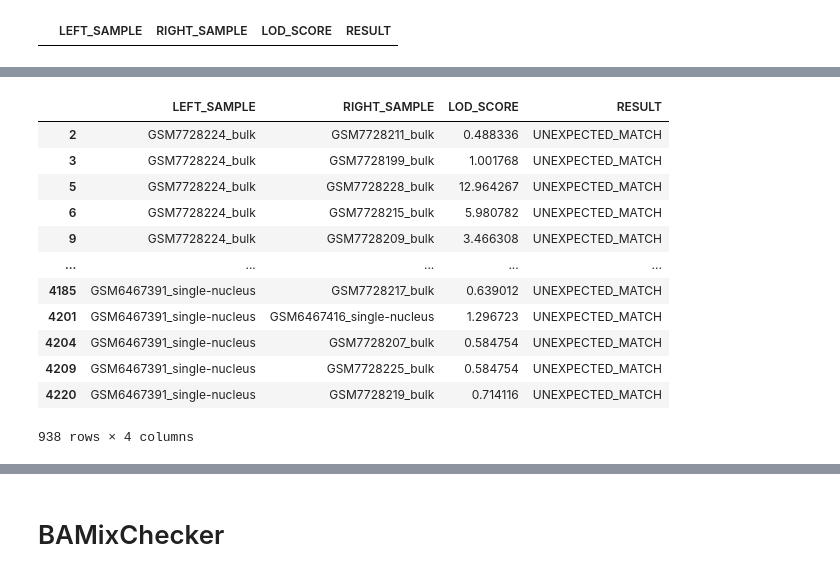
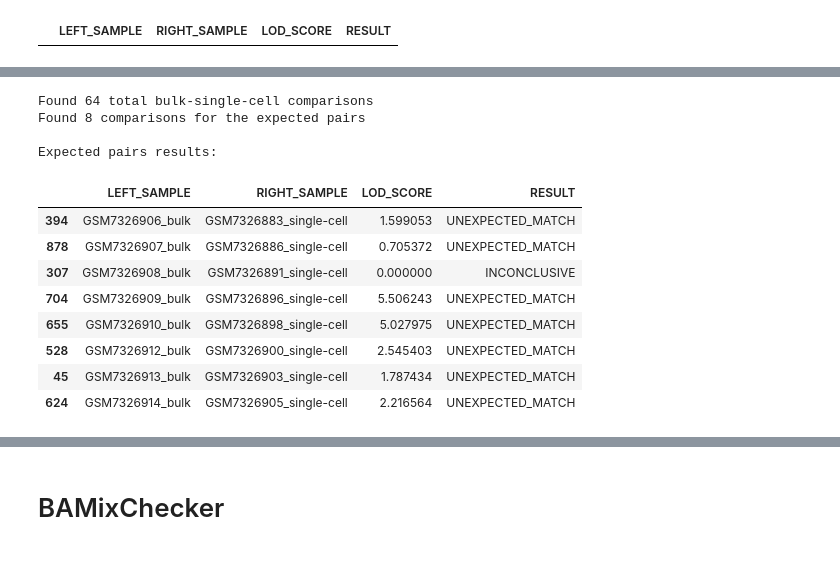
Before and after one commit to emma2207/hgsoc-reconstruction, a Jupyter notebook: sample_id_matching/scripts/experiment/eda.ipynb, the cells around one changed output, grey strips where cells are left out. Saved outputs shown, nothing was run; the diff lists cells and outputs as text; code cells hidden in the pictures.

```diff
--- a/sample_id_matching/scripts/experiment/eda.ipynb
+++ b/sample_id_matching/scripts/experiment/eda.ipynb
@@ -9,9 +9,9 @@ from scipy.optimize import linear_sum_assignment
 # %%
 DATA_PATH = "../../data/output_data/"
 FIGURES_PATH = "../../data/figures/"
-dataset = "central_nervous_system_tumor"
-pseudobulk = True
-ncells = 1000
+dataset = "low_grade_glioma"
+pseudobulk = False
+ncells = "null"
 rd = 1
 # Tools: BAMixChecker, CrossCheckFingerprints, HYSYS, NGSCheckmate, Vireo
 # %%
@@ -215,7 +226,10 @@ vireo_matrix_reordered.head()
 # %% [markdown]
 # NGSCheckmate
 # %%
-ngscheckmate_df = pd.read_csv(DATA_PATH + f"ngscheckmate/{dataset}/output_all.txt", sep="\t", index_col=0, header=None)
+if pseudobulk:
+    ngscheckmate_df = pd.read_csv(DATA_PATH + f"2a_ngscheckmate/{dataset}/pseudobulk/ncells_{ncells}/read_depth_{rd}/output_all.txt", sep="\t", index_col=0, header=None)
+else:
+    ngscheckmate_df = pd.read_csv(DATA_PATH + f"2a_ngscheckmate/{dataset}/real_data/ncells_{ncells}/read_depth_{rd}/output_all.txt", sep="\t", index_col=0, header=None)
 # %%
 ngscheckmate_dict = {
     x:
@@ -446,3 +577,10 @@ fingerprint_exp_matches[fingerprint_exp_matches["LEFT_SAMPLE"] != fingerprint_ex
 |  | LEFT_SAMPLE | RIGHT_SAMPLE | LOD_SCORE | RESULT |
 # %%
 fingerprints_matches = fingerprints_df[fingerprints_df["RESULT"]=="UNEXPECTED_MATCH"]
+# %%
+presumed_matches_df = pd.read_csv(
+    DATA_PATH + f"../metadata/sample_matches/sample_matches_{dataset}.csv"
+    ).dropna(how="all", axis=1).dropna(how="any")
+# %%
+presumed_matches_df["bulk"] = presumed_matches_df["bulk"] + "_bulk"
+presumed_matches_df["single-cell"] = presumed_matches_df["single-cell"] + "_single-cell"
@@ -449,16 +599,52 @@ fingerprints_matches = fingerprints_df[fingerprints_df["RESULT"]=="UNEXPECTED_MA
 # %%
-fingerprints_matches
+# Find all lines in fingerprints_df that have the bulk and single-cell pairs from presumed_matches_df
+# Check both directions since pairs could be in either LEFT_SAMPLE/RIGHT_SAMPLE order
+
+# Create sets for faster lookup
+bulk_samples = set(presumed_matches_df["bulk"])
+sc_samples = set(presumed_matches_df["single-cell"])
+
+# Find matches in both directions
+bulk_left_sc_right = fingerprints_df[
+    fingerprints_df["LEFT_SAMPLE"].isin(bulk_samples) &
+    fingerprints_df["RIGHT_SAMPLE"].isin(sc_samples)
+]
+
+# Combine both directions and remove duplicates
+all_presumed_matches = bulk_left_sc_right.drop_duplicates()
+
+# Now filter to only the actual expected pairs
+expected_pairs = []
+for _, row in presumed_matches_df.iterrows():
+    bulk_sample = row["bulk"]
+    sc_sample = row["single-cell"]
+
+    # Check both directions
+    pair_matches = all_presumed_matches[
+        ((all_presumed_matches["LEFT_SAMPLE"] == bulk_sample) &
+         (all_presumed_matches["RIGHT_SAMPLE"] == sc_sample)) |
+        ((all_presumed_matches["LEFT_SAMPLE"] == sc_sample) &
+         (all_presumed_matches["RIGHT_SAMPLE"] == bulk_sample))
+    ]
+    expected_pairs.append(pair_matches)
+
+presumed_pairs_results = pd.concat(expected_pairs) if expected_pairs else pd.DataFrame()
+
+print(f"Found {len(all_presumed_matches)} total bulk-single-cell comparisons")
+print(f"Found {len(presumed_pairs_results)} comparisons for the expected pairs")
+print("\nExpected pairs results:")
+presumed_pairs_results
 # %% [output]
+Found 64 total bulk-single-cell comparisons
+Found 8 comparisons for the expected pairs
+
+Expected pairs results:
 |  | LEFT_SAMPLE | RIGHT_SAMPLE | LOD_SCORE | RESULT |
-| 2 | GSM7728224_bulk | GSM7728211_bulk | 0.488336 | UNEXPECTED_MATCH |
-| 3 | GSM7728224_bulk | GSM7728199_bulk | 1.001768 | UNEXPECTED_MATCH |
-| 5 | GSM7728224_bulk | GSM7728228_bulk | 12.964267 | UNEXPECTED_MATCH |
-| 6 | GSM7728224_bulk | GSM7728215_bulk | 5.980782 | UNEXPECTED_MATCH |
-| 9 | GSM7728224_bulk | GSM7728209_bulk | 3.466308 | UNEXPECTED_MATCH |
-| ... | ... | ... | ... | ... |
-| 4185 | GSM6467391_single-nucleus | GSM7728217_bulk | 0.639012 | UNEXPECTED_MATCH |
-| 4201 | GSM6467391_single-nucleus | GSM6467416_single-nucleus | 1.296723 | UNEXPECTED_MATCH |
-| 4204 | GSM6467391_single-nucleus | GSM7728207_bulk | 0.584754 | UNEXPECTED_MATCH |
-| 4209 | GSM6467391_single-nucleus | GSM7728225_bulk | 0.584754 | UNEXPECTED_MATCH |
-| 4220 | GSM6467391_single-nucleus | GSM7728219_bulk | 0.714116 | UNEXPECTED_MATCH |
+| 394 | GSM7326906_bulk | GSM7326883_single-cell | 1.599053 | UNEXPECTED_MATCH |
+| 878 | GSM7326907_bulk | GSM7326886_single-cell | 0.705372 | UNEXPECTED_MATCH |
+| 307 | GSM7326908_bulk | GSM7326891_single-cell | 0.000000 | INCONCLUSIVE |
+| 704 | GSM7326909_bulk | GSM7326896_single-cell | 5.506243 | UNEXPECTED_MATCH |
+| 655 | GSM7326910_bulk | GSM7326898_single-cell | 5.027975 | UNEXPECTED_MATCH |
+| 528 | GSM7326912_bulk | GSM7326900_single-cell | 2.545403 | UNEXPECTED_MATCH |
+| 45 | GSM7326913_bulk | GSM7326903_single-cell | 1.787434 | UNEXPECTED_MATCH |
+| 624 | GSM7326914_bulk | GSM7326905_single-cell | 2.216564 | UNEXPECTED_MATCH |
-938 rows × 4 columns
```
Also changed, not shown: parts of 40 cells of this notebook.
